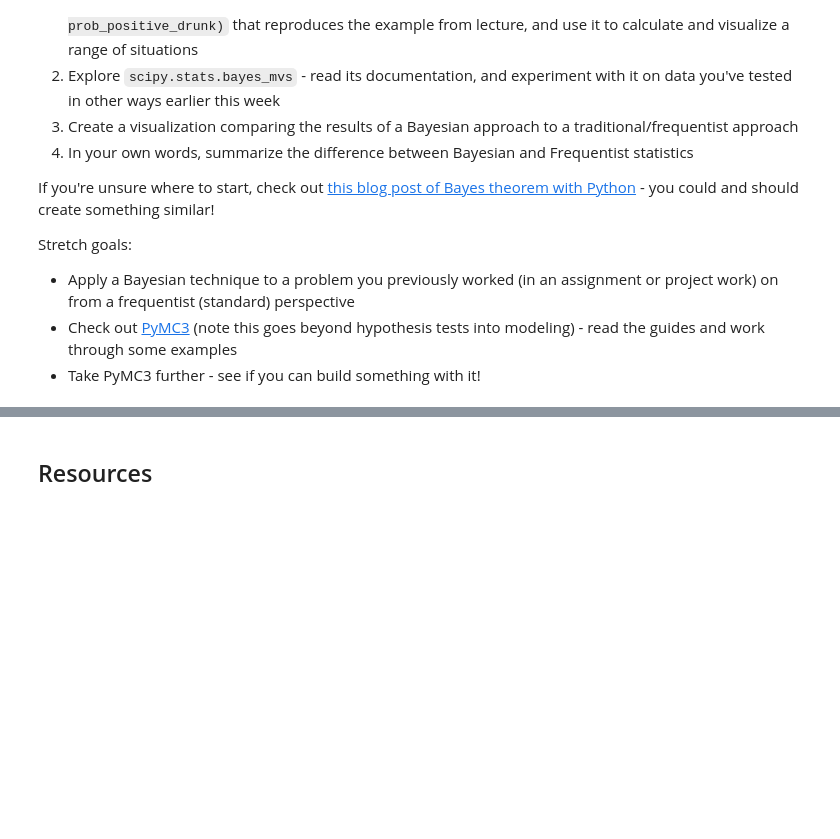
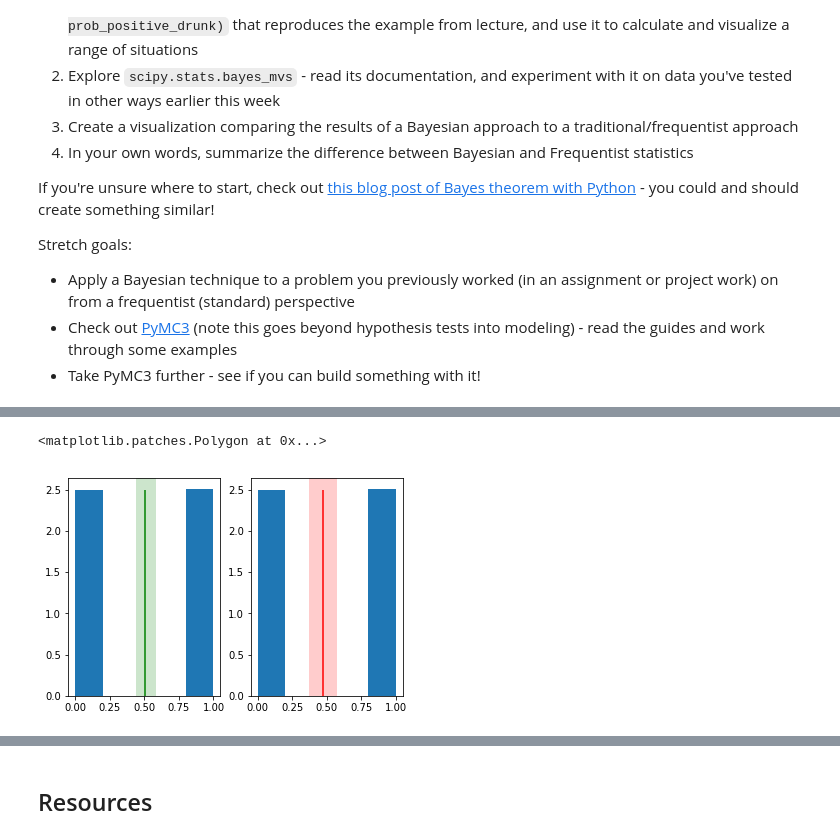
Before and after one commit to bloominstituteoftechnology/DS-Unit-1-Sprint-3-Statistical-Tests-and-Experiments, a Jupyter notebook: module3-introduction-to-bayesian-inference/LS_DS_133_Introduction_to_Bayesian_Inference.ipynb, the cells around one changed output, grey strips where cells are left out. Saved outputs shown, nothing was run; the diff lists cells and outputs as text; code cells hidden in the pictures; blank space fills up the shorter version.

```diff
--- a/module3-introduction-to-bayesian-inference/LS_DS_133_Introduction_to_Bayesian_Inference.ipynb
+++ b/module3-introduction-to-bayesian-inference/LS_DS_133_Introduction_to_Bayesian_Inference.ipynb
@@ -71,3 +83,10 @@ Notice that $P(A|B)$ appears in the above laws - in Bayesian terms, this is the
 # %%
 # Activity 2 - Use SciPy to calculate Bayesian confidence intervals
 # https://docs.scipy.org/doc/scipy/reference/generated/scipy.stats.bayes_mvs.html#scipy.stats.bayes_mvs
+
+from scipy import stats
+import numpy as np
+
+np.random.seed(seed=42)
+coinflips = np.random.binomial(n=1, p=.5, size=100)
+print(coinflips)
@@ -94,0 +243,18 @@ Stretch goals:
+# %%
+# Now let's plot the bayesian inference results
+import matplotlib.pyplot as plt
+fig = plt.figure()
+ax = fig.add_subplot(122)
+ax.hist(coinflips_1000, bins=5, density=True, label='Hist showing mean')
+ax.vlines(cf_mean.statistic, 0, 2.5, colors='r', label='Estimated mean')
+ax.axvspan(cf_mean.minmax[0],cf_mean.minmax[1], facecolor='r',
+           alpha=0.2, label=r'Estimated mean (95% limits)')
+ax2 = fig.add_subplot(121)
+ax2.hist(coinflips_1000, bins=5, density=True, label='Hist showing std dev')
+ax2.vlines(cf_stdev.statistic, 0, 2.5, colors='g', label='Estimated scale')
+ax2.axvspan(cf_stdev.minmax[0],cf_stdev.minmax[1], facecolor='g', alpha=0.2,
+           label=r'Estimated scale (95% limits)')
+# Legend is not working. MUST FIX!
+# %% [output]
+<matplotlib.patches.Polygon at 0x...>
+[figure, added]
```
Also changed, not shown: parts of 21 cells of this notebook.
